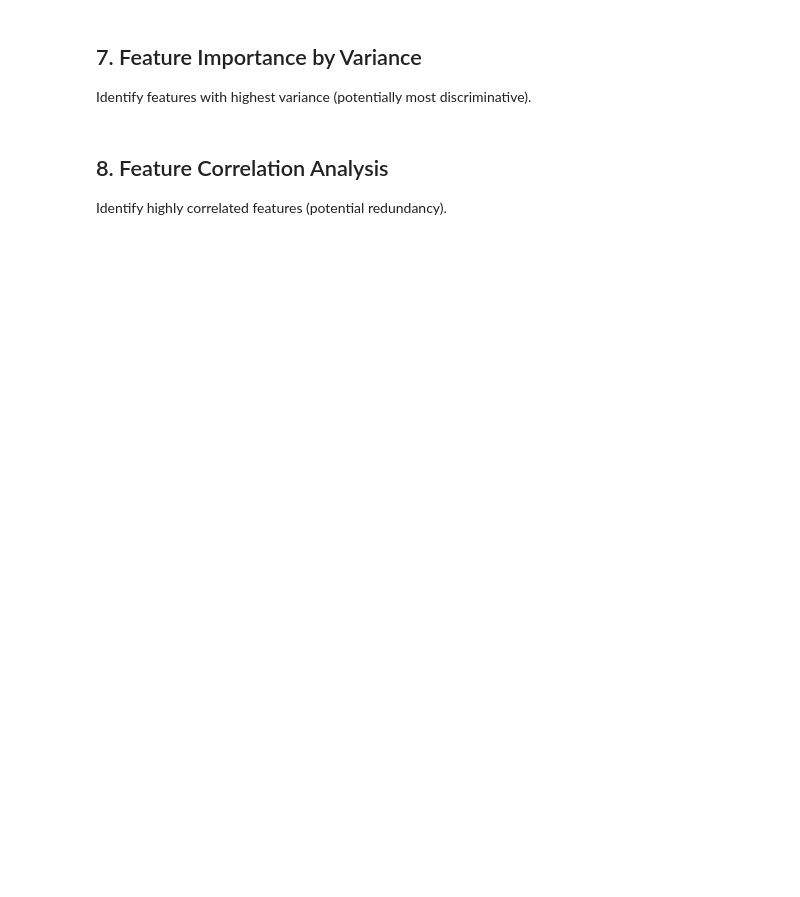
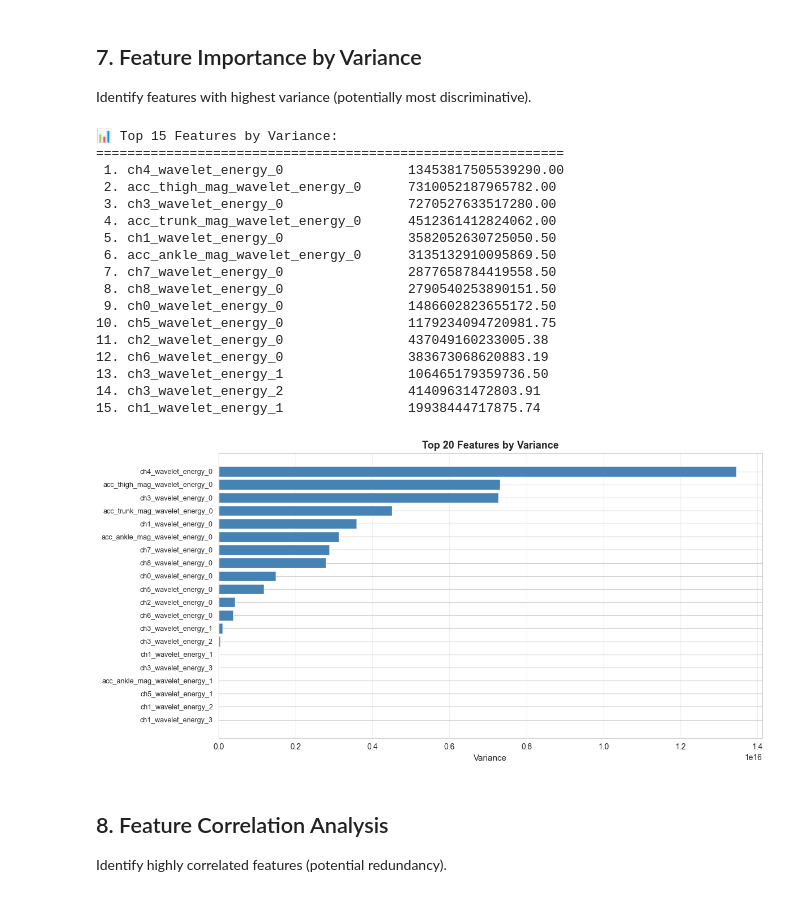
Before and after one commit to DavidPerez007/freezing_of_gait_detection, a Jupyter notebook: notebooks/daphnet_dataset/03_feature_extraction.ipynb, the cells around one changed output. Saved outputs shown, nothing was run; the diff lists cells and outputs as text; code cells hidden in the pictures; blank space fills up the shorter version.

```diff
--- a/notebooks/daphnet_dataset/03_feature_extraction.ipynb
+++ b/notebooks/daphnet_dataset/03_feature_extraction.ipynb
@@ -187,26 +354,48 @@ plt.show()
 
 Identify features with highest variance (potentially most discriminative).
 # %%
-# Calculate variance for each feature
-feature_variance = X_train_features.var().sort_values(ascending=False)
+# Calculate variance for each feature (replace inf with NaN before var to avoid inf results)
+feature_variance = (X_train_features
+                    .replace([np.inf, -np.inf], np.nan)
+                    .var()
+                    .sort_values(ascending=False))
 
 print("📊 Top 15 Features by Variance:")
 print("=" * 60)
 for i, (feat, var) in enumerate(feature_variance.head(15).items(), 1):
     print(f"{i:2d}. {feat:35s} {var:12.2f}")
 
 # Visualize top features by variance
 fig, ax = plt.subplots(figsize=(12, 6))
-top_features = feature_variance.head(20)
+top_features = feature_variance.dropna().head(20)
 ax.barh(range(len(top_features)), top_features.values, color='steelblue')
 ax.set_yticks(range(len(top_features)))
 ax.set_yticklabels(top_features.index, fontsize=9)
 ax.set_xlabel('Variance', fontsize=11)
 ax.set_title('Top 20 Features by Variance', fontsize=13, fontweight='bold')
 ax.grid(axis='x', alpha=0.3)
 ax.invert_yaxis()
 plt.tight_layout()
 plt.show()
+# %% [output]
+📊 Top 15 Features by Variance:
+============================================================
+ 1. ch4_wavelet_energy_0                13453817505539290.00
+ 2. acc_thigh_mag_wavelet_energy_0      7310052187965782.00
+ 3. ch3_wavelet_energy_0                7270527633517280.00
+ 4. acc_trunk_mag_wavelet_energy_0      4512361412824062.00
+ 5. ch1_wavelet_energy_0                3582052630725050.50
+ 6. acc_ankle_mag_wavelet_energy_0      3135132910095869.50
+ 7. ch7_wavelet_energy_0                2877658784419558.50
+ 8. ch8_wavelet_energy_0                2790540253890151.50
+ 9. ch0_wavelet_energy_0                1486602823655172.50
+10. ch5_wavelet_energy_0                1179234094720981.75
+11. ch2_wavelet_energy_0                437049160233005.38
+12. ch6_wavelet_energy_0                383673068620883.19
+13. ch3_wavelet_energy_1                106465179359736.50
+14. ch3_wavelet_energy_2                41409631472803.91
+15. ch1_wavelet_energy_1                19938444717875.74
+[figure, added]
 # %% [markdown]
 ## 8. Feature Correlation Analysis
 
```
Also changed, not shown: parts of 10 cells of this notebook, 17 other files.
